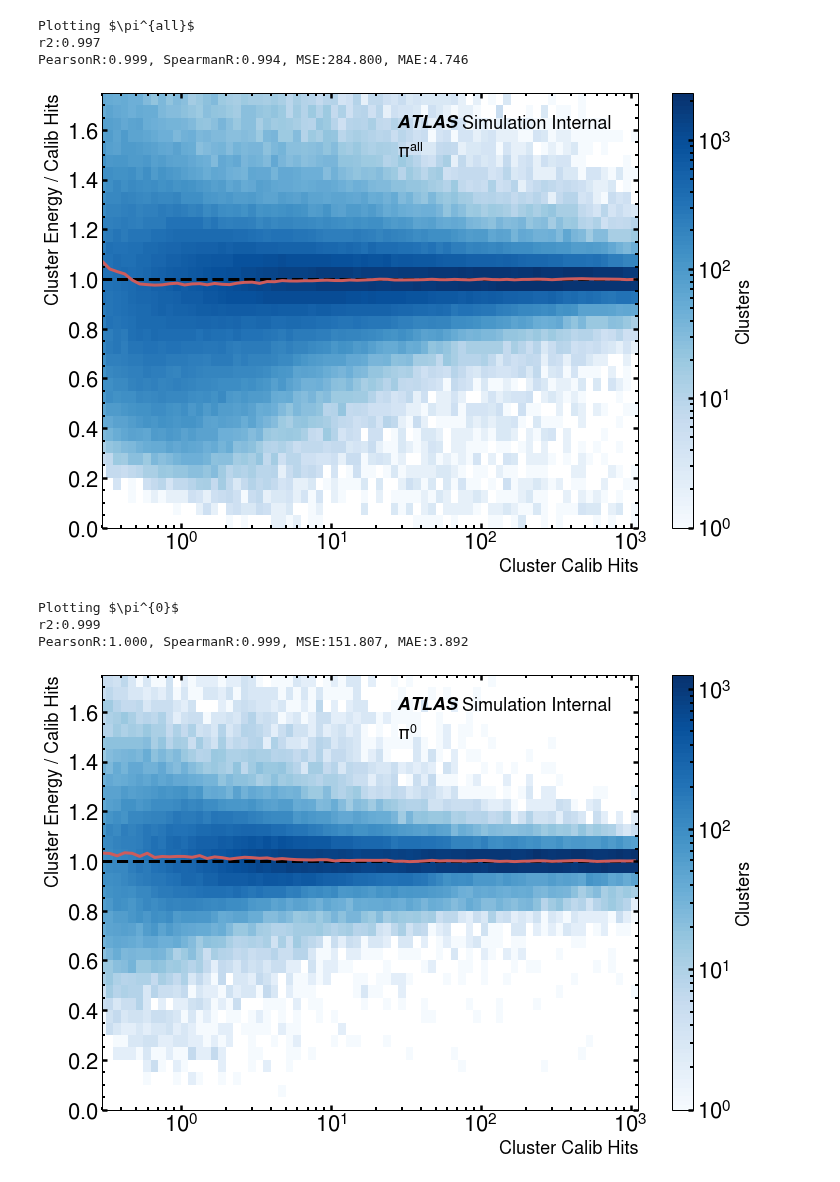
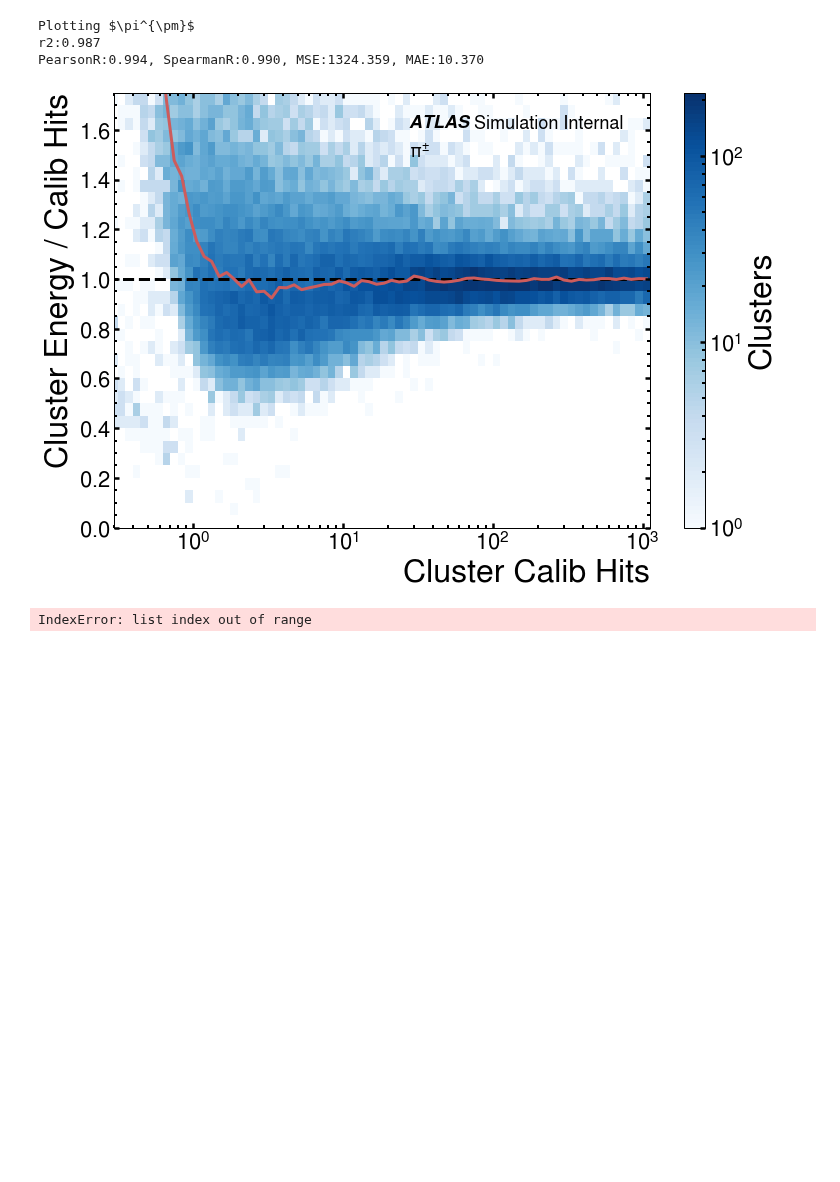
Before and after one commit to atlas-calo-ml/gn4pions_eastbay, a Jupyter notebook: analysis_example.ipynb, the cells around one changed output. Saved outputs shown, nothing was run; the diff lists cells and outputs as text; code cells hidden in the pictures; blank space fills up the shorter version.

```diff
--- a/analysis_example.ipynb
+++ b/analysis_example.ipynb
@@ -29,3 +47,5 @@ data_dir = 'results/weightedRegress_20211127/' # Piyush's results
+# %%
+data_dir = 'results/tracks_regression_20220301/'
 # %%
 pion_list = ['pion']
 sym_list = ['+-',]
@@ -182,38 +201,42 @@ def make_response_plot(y_true, y_pred, pion_label, f_name=''):
 # %%
 c_map = sns.color_palette("Blues")
 
-pion_list = ['$\pi^{all}$', '$\pi^{0}$', '$\pi^{\pm}$']
-sym_list = ['', '0', '+-']
+pion_list = [
+#     '$\pi^{all}$',
+#              '$\pi^{0}$',
+             '$\pi^{\pm}$']
+sym_list = [
+#     '',
+#             '0',
+            '+-'
+           ]
 blues = matplotlib.cm.Blues_r(np.linspace(0,1,20))
 oranges = matplotlib.cm.Oranges_r(np.linspace(0,1,20))
 
 response_median = []
 
 print('\nPlotting {}'.format(pion_list[0]))
 y_true = targets_regress
 y_pred = outputs_regress
 xcenter, medRegCNN = make_response_plot(y_true, y_pred, pion_list[0])
 response_median.append(medRegCNN)
 
 print('\nPlotting {}'.format(pion_list[1]))
 y_true = targets_regress[targets_class==0]
 y_pred = outputs_regress[targets_class==0]
 xcenter, medRegCNN = make_response_plot(y_true, y_pred, pion_list[1])
 response_median.append(medRegCNN)
 
 print('\nPlotting {}'.format(pion_list[2]))
 y_true = targets_regress[targets_class==1]
 y_pred = outputs_regress[targets_class==1]
 xcenter, medRegCNN = make_response_plot(y_true, y_pred, pion_list[2])
 response_median.append(medRegCNN)
 
 np.savez(data_dir+'/response_medians.npz', response_median=response_median, xcenter=xcenter)
 # %% [output]
-Plotting $\pi^{all}$
-r2:0.997
-PearsonR:0.999, SpearmanR:0.994, MSE:284.800, MAE:4.746
+Plotting $\pi^{\pm}$
+r2:0.987
+PearsonR:0.994, SpearmanR:0.990, MSE:1324.359, MAE:10.370
-[figure, old version]
+[figure, new version]
-Plotting $\pi^{0}$
-r2:0.999
-PearsonR:1.000, SpearmanR:0.999, MSE:151.807, MAE:3.892
+IndexError: list index out of range
-[figure, removed]
```
Also changed, not shown: parts of 15 cells of this notebook, 5 other files.
